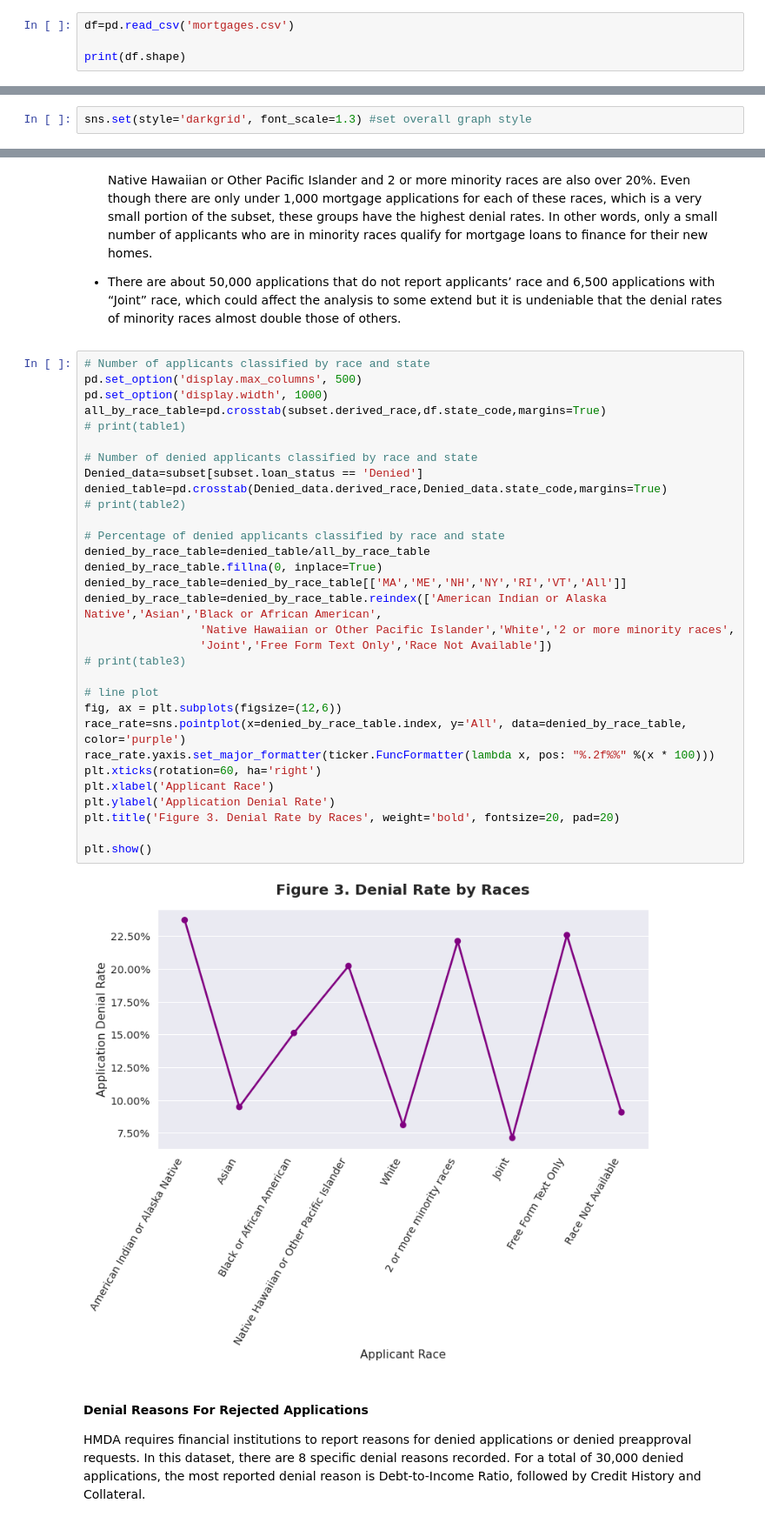
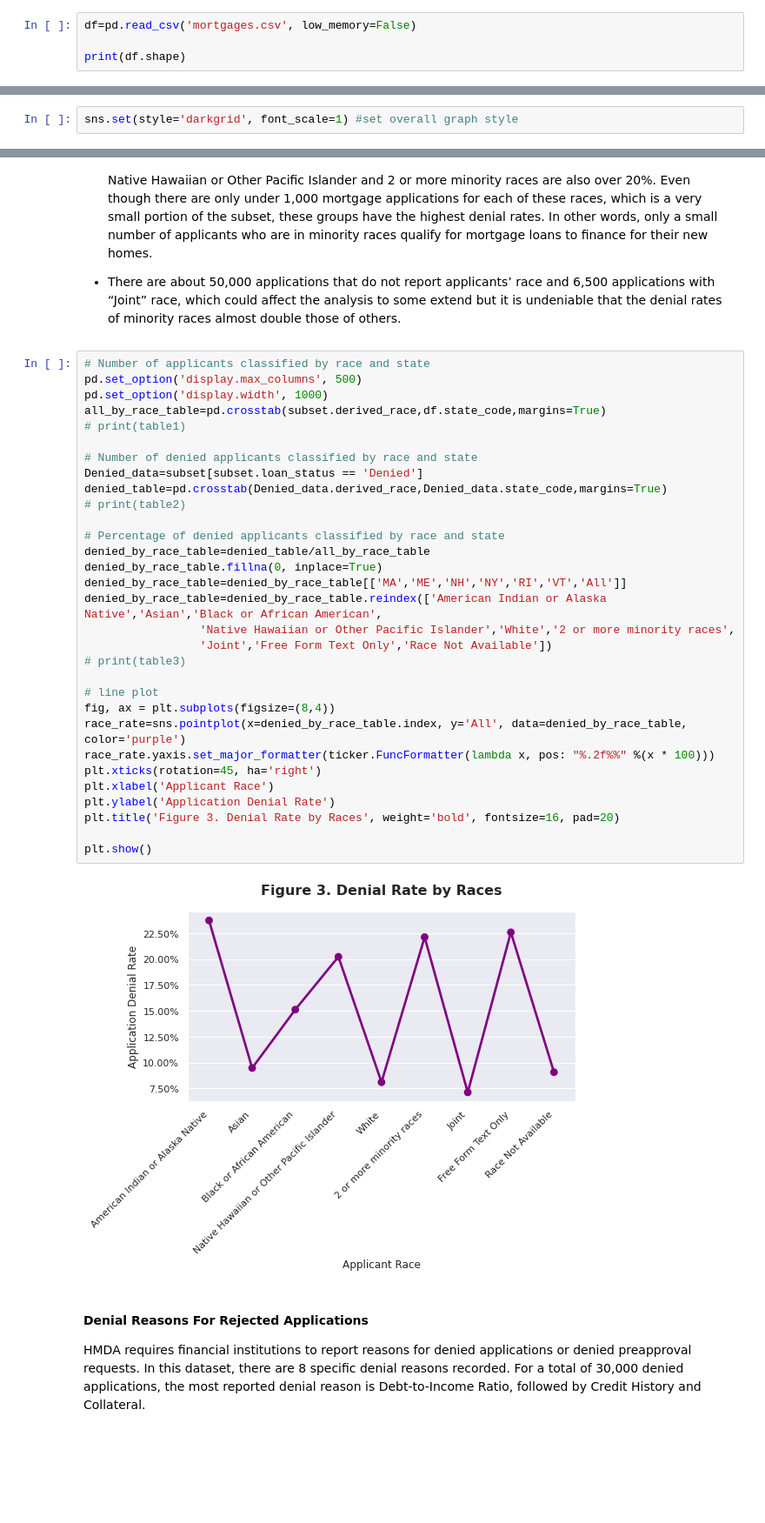
Before and after one commit to linhhvo/home-mortgage-data-analysis, a Jupyter notebook: HMDA Data Analysis.ipynb, the cells around one changed output, grey strips where cells are left out. Shown at 87% size. Cells and saved outputs as stored; diff of their text form; blank space fills up the shorter version.

```diff
--- a/HMDA Data Analysis.ipynb
+++ b/HMDA Data Analysis.ipynb
@@ -14,7 +14,7 @@ from sklearn import metrics
 from sklearn.model_selection import train_test_split
 import statsmodels.api as sm
 # %%
-df=pd.read_csv('mortgages.csv')
+df=pd.read_csv('mortgages.csv', low_memory=False)
 
 print(df.shape)
 # %% [output]
@@ -78,8 +78,6 @@ First of all, I analyze the demographics of first-time home buyers in order to p
 * There are approximately 230,000 mortgage applications from buyers in 25-34 and 35-44 age groups in 2018, which account for two-third of the first-time buyers subset.
 * There are more male applicants than female applicants; however, joint applicants actually make up for the biggest fraction as couples are more likely to buy a home for their new families.
 * Nearly 70% of the first-time home buyers subset is White, followed by only 8% of Asian and 5% of Black or African American.
-# %%
-sns.set(style='darkgrid', font_scale=1.3) #set overall graph style
 # %%
 # age
 age=pd.DataFrame(subset.applicant_age.value_counts())
@@ -106,6 +104,8 @@ race['Median interest rate']=subset.groupby('derived_race')['interest_rate'].med
 race=race.reindex(['American Indian or Alaska Native','Asian','Black or African American',
                  'Native Hawaiian or Other Pacific Islander','White','2 or more minority races',
                  'Joint','Free Form Text Only','Race Not Available'])
+# %%
+sns.set(style='darkgrid', font_scale=1) #set overall graph style
 # %%
 # subplots for demographics graphs
 gs=gridspec.GridSpec(2,2,width_ratios=[1.4,1])
@@ -186,36 +187,36 @@ plt.show()
 # %%
 # Number of applicants classified by race and state
 pd.set_option('display.max_columns', 500)
 pd.set_option('display.width', 1000)
 all_by_race_table=pd.crosstab(subset.derived_race,df.state_code,margins=True)
 # print(table1)
 
 # Number of denied applicants classified by race and state
 Denied_data=subset[subset.loan_status == 'Denied']
 denied_table=pd.crosstab(Denied_data.derived_race,Denied_data.state_code,margins=True)
 # print(table2)
 
 # Percentage of denied applicants classified by race and state
 denied_by_race_table=denied_table/all_by_race_table
 denied_by_race_table.fillna(0, inplace=True)
 denied_by_race_table=denied_by_race_table[['MA','ME','NH','NY','RI','VT','All']]
 denied_by_race_table=denied_by_race_table.reindex(['American Indian or Alaska Native','Asian','Black or African American',
                  'Native Hawaiian or Other Pacific Islander','White','2 or more minority races',
                  'Joint','Free Form Text Only','Race Not Available'])
 # print(table3)
 
 # line plot
-fig, ax = plt.subplots(figsize=(12,6))
+fig, ax = plt.subplots(figsize=(8,4))
 race_rate=sns.pointplot(x=denied_by_race_table.index, y='All', data=denied_by_race_table, color='purple')
 race_rate.yaxis.set_major_formatter(ticker.FuncFormatter(lambda x, pos: "%.2f%%" %(x * 100)))
-plt.xticks(rotation=60, ha='right')
+plt.xticks(rotation=45, ha='right')
 plt.xlabel('Applicant Race')
 plt.ylabel('Application Denial Rate')
-plt.title('Figure 3. Denial Rate by Races', weight='bold', fontsize=20, pad=20)
+plt.title('Figure 3. Denial Rate by Races', weight='bold', fontsize=16, pad=20)
 
 plt.show()
 # %% [output]
-[figure, old version]
+[figure, new version]
 # %% [markdown]
 #### Denial Reasons For Rejected Applications
 
```
Also changed, not shown: parts of 10 cells of this notebook.
